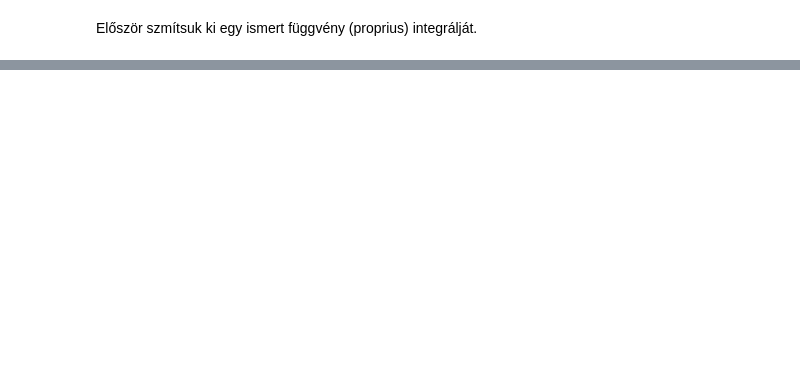
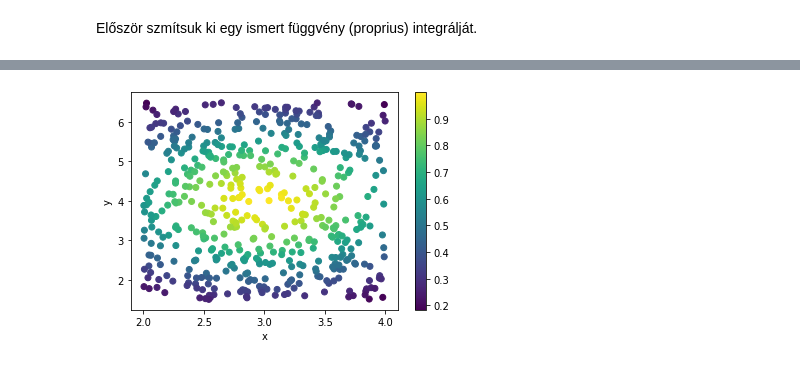
Before and after one commit to bozso/python_course, a Jupyter notebook: notebooks/hu/05_scipy.ipynb, the cells around one changed output, grey strips where cells are left out. Drawn from its saved outputs; the diff is of its cells as text; code cells hidden in the pictures; blank space fills up the shorter version.

```diff
--- a/notebooks/hu/05_scipy.ipynb
+++ b/notebooks/hu/05_scipy.ipynb
@@ -608,0 +523,3 @@ plt.scatter(xr, yr, c=val1);
+# %%
+def gauss(x, y, mean=(0.0, 0.0), sigma=(1.0,1.0)):
+    return np.exp(-((x - mean[0])**2 / sigma[0] + (y - mean[1])**2 / sigma[1]))
@@ -608,0 +530,4 @@ plt.scatter(xr, yr, c=val1);
+# %%
+mean, sigma = (3.0, 4.0), (2.0, 5.0)
+# %%
+gauss_spec = ft.partial(gauss, mean=mean, sigma=sigma)
@@ -608,0 +546,8 @@ plt.scatter(xr, yr, c=val1);
+# %%
+m, s = mean[0], sigma[0]
+x = np.random.rand(500) * s + (m - (s / 2.0))
+
+m, s = mean[1], sigma[1]
+y = np.random.rand(500) * s + (m - (s / 2.0))
+
+f = gauss_spec(x, y)
@@ -608,0 +558,7 @@ plt.scatter(xr, yr, c=val1);
+# %%
+plt.scatter(x=x, y=y, c=f)
+plt.colorbar()
+plt.xlabel("x")
+plt.ylabel("y");
+# %% [output]
+[figure, added]
```
Also changed, not shown: parts of 107 cells of this notebook.
